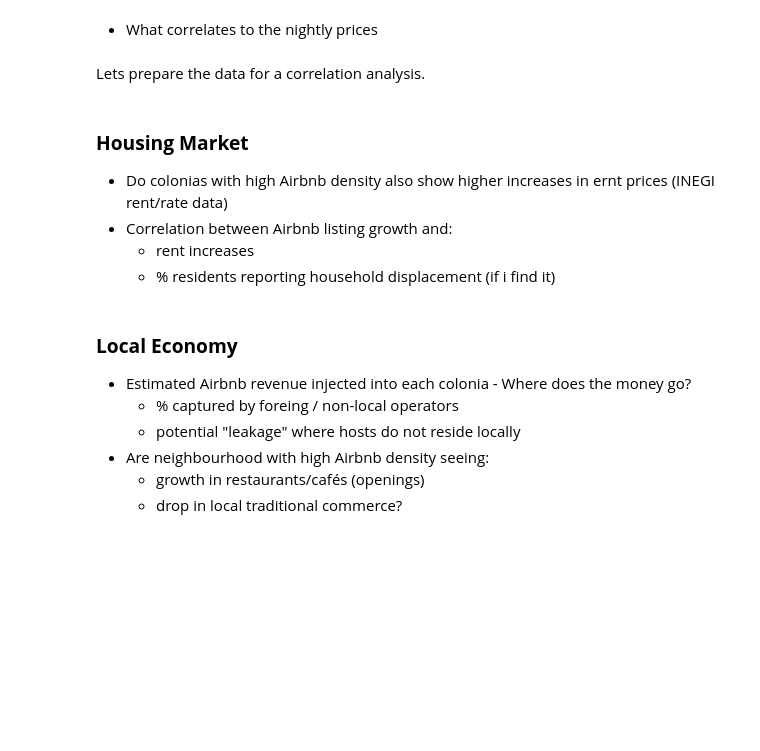
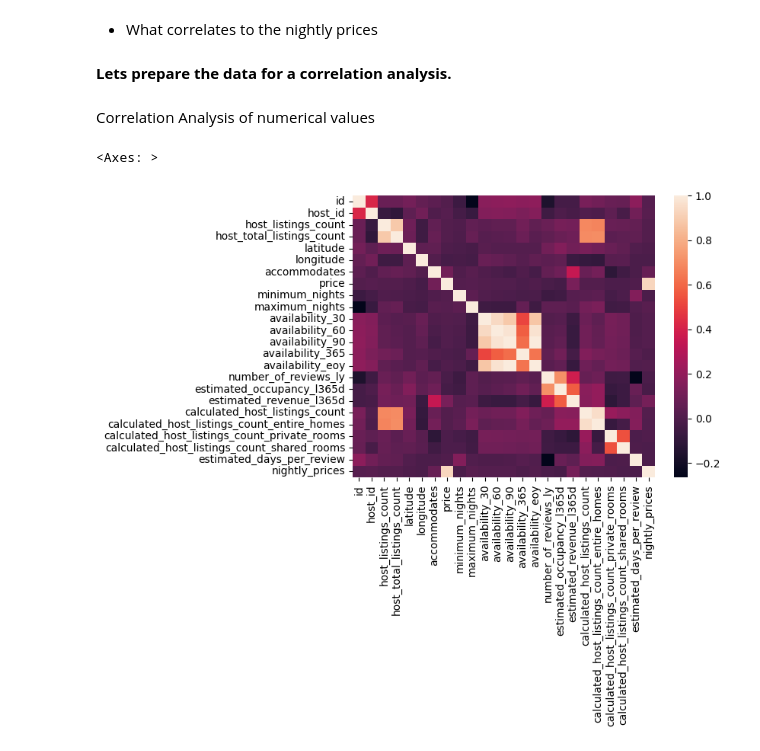
Before and after one commit to EdgarHTT/Airbnb_CDMX_EDA, a Jupyter notebook: Airbnb_CDMX_EDA.ipynb, the cells around one changed output. Drawn from its saved outputs; the diff is of its cells as text; code cells hidden in the pictures; blank space fills up the shorter version.

```diff
--- a/Airbnb_CDMX_EDA.ipynb
+++ b/Airbnb_CDMX_EDA.ipynb
@@ -576,24 +563,15 @@ Interestingly enough tlalpan nightly prices are peculiarly high. Even though the
 # %% [markdown]
 - What correlates to the nightly prices
 # %% [markdown]
-Lets prepare the data for a correlation analysis.
+**Lets prepare the data for a correlation analysis.**
+# %% [markdown]
+Correlation Analysis of numerical values
 # %%
-# First lets take out the features we dont want to analyse
-corr_df = listings.drop(listings.columns[[1, 2, 3, 4, 5, 6, 10, 20]], axis=1)
+# First lets take out the features we dont want to analyse and categorical values
+numeric_df = listings.select_dtypes(include="number")
 
 # Now we turn categorical values into quantitative ones using dummies by one-hot encoding
-#pd.get_dummies
+sns.heatmap(numeric_df.corr())
+# %% [output]
+<Axes: >
+[figure, added]
-# %% [markdown]
-### **Housing Market**
-- Do colonias with high Airbnb density also show higher increases in ernt prices (INEGI rent/rate data)
-- Correlation between Airbnb listing growth and:
-    - rent increases
-    - % residents reporting household displacement (if i find it)
-# %% [markdown]
-### **Local Economy**
-- Estimated Airbnb revenue injected into each colonia - Where does the money go?
-    - % captured by foreing / non-local operators
-    - potential "leakage" where hosts do not reside locally
-- Are neighbourhood with high Airbnb density seeing:
-    - growth in restaurants/cafés (openings)
-    - drop in local traditional commerce?
```
Also changed, not shown: parts of 5 cells of this notebook.
